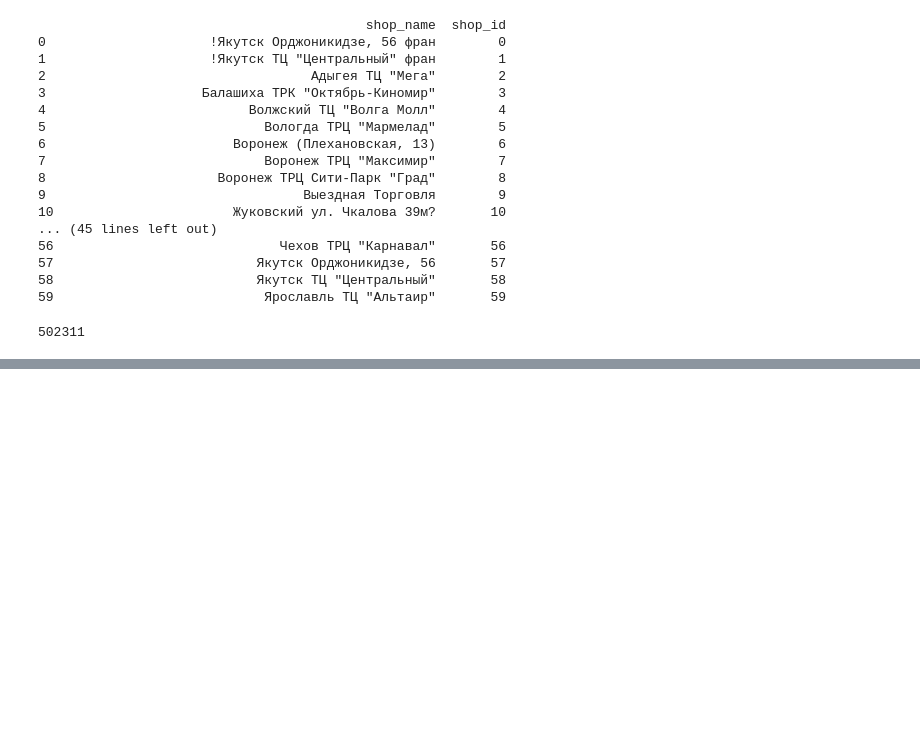
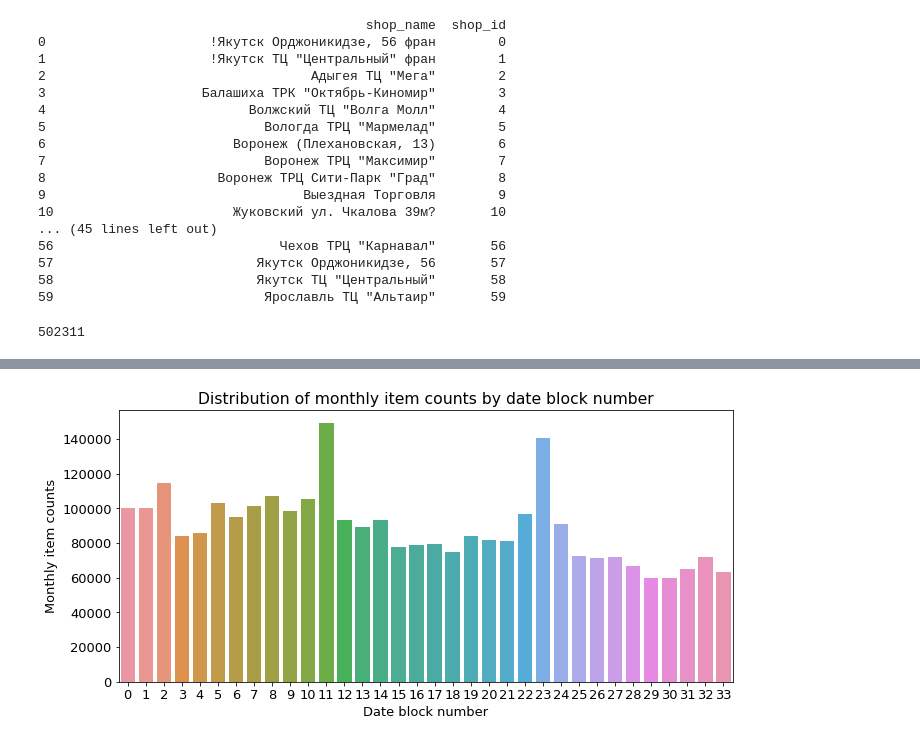
Before and after one commit to Philip-Murray/dataproj, a Jupyter notebook: Converter2.ipynb, the cells around one changed output, grey strips where cells are left out. Cells and saved outputs as stored; diff of their text form; code cells hidden in the pictures; blank space fills up the shorter version.

```diff
--- a/Converter2.ipynb
+++ b/Converter2.ipynb
@@ -297,0 +205,6 @@ df.head()
+# %%
+aggregate_count = sales_train.groupby(['date_block_num','shop_id','item_id']).agg({'item_cnt_day': ['sum']})
+aggregate_count.columns = ['item_cnt_month']
+aggregate_count.reset_index(inplace=True)
+
+aggregate_count.head()
@@ -297,0 +226,6 @@ df.head()
+# %%
+aggregate_price = sales_train.groupby(['date_block_num','shop_id','item_id']).agg({'item_price': ['mean']})
+aggregate_price.columns = ['mean_price']
+aggregate_price.reset_index(inplace=True)
+
+aggregate_price.head()
@@ -297,0 +239,3 @@ df.head()
+# %%
+merged = aggregate_count.merge(aggregate_price, on=['date_block_num','shop_id','item_id'], how='left')
+merged.head()
@@ -297,0 +249,20 @@ df.head()
+# %%
+import seaborn as sns
+import matplotlib as mpl
+import matplotlib.pyplot as plt
+%matplotlib inline
+
+mpl.rc('font', size=13)
+figure, ax = plt.subplots()
+figure.set_size_inches(11, 5)
+
+# total montly item sales
+group_month_sum = merged.groupby('date_block_num').agg({'item_cnt_month': 'sum'})
+group_month_sum = group_month_sum.reset_index()
+
+sns.barplot(x='date_block_num', y='item_cnt_month', data=group_month_sum)
+ax.set(title='Distribution of monthly item counts by date block number',
+       xlabel='Date block number',
+       ylabel='Monthly item counts');
+# %% [output]
+[figure, added]
```
Also changed, not shown: parts of 9 cells of this notebook.
